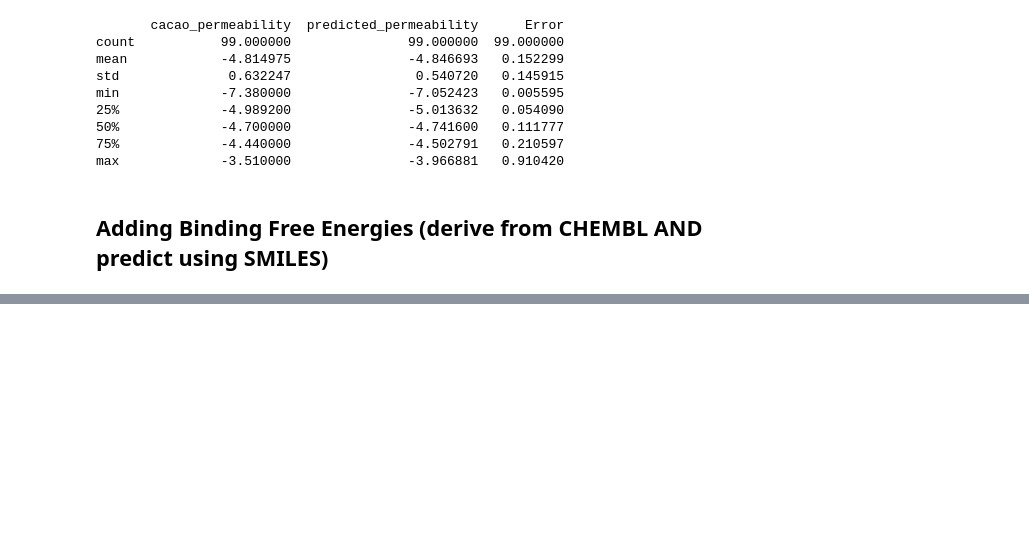
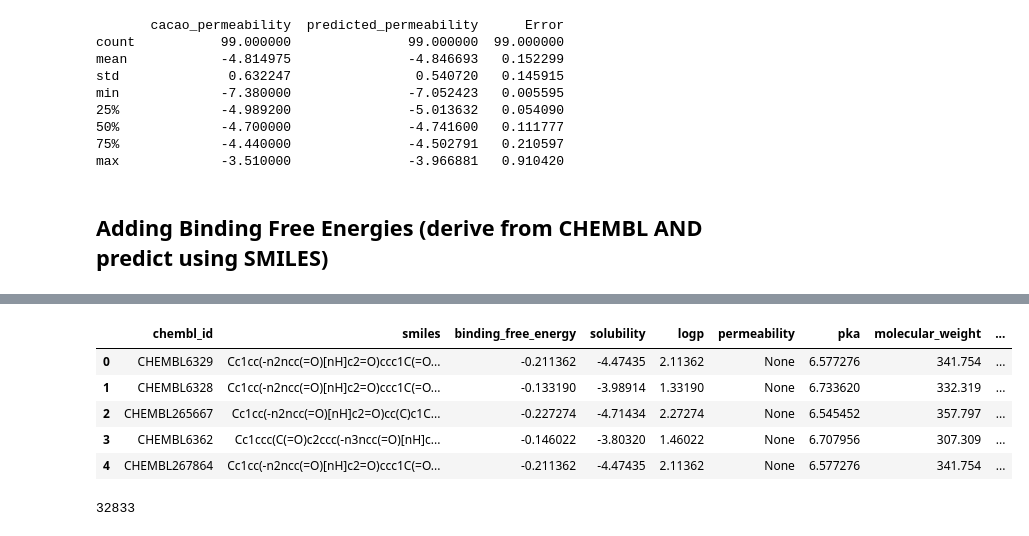
Before and after one commit to Azulene-Labs/SanjitAzuleneLabs, a Jupyter notebook: drug_dataset/enrich_properties/enrich_properties_test.ipynb, the cells around one changed output, grey strips where cells are left out. Drawn from its saved outputs; the diff is of its cells as text; code cells hidden in the pictures; blank space fills up the shorter version.

Commit message:
Added a binding free energy prediction model trained on the BindingDB dataset (public dataset)

```diff
--- a/drug_dataset/enrich_properties/enrich_properties_test.ipynb
+++ b/drug_dataset/enrich_properties/enrich_properties_test.ipynb
@@ -370,0 +325,18 @@ Name: count, dtype: int64
+# %%
+## Try TDC
+
+# Correct import for multi-instance prediction:
+from tdc.multi_pred import DTI
+
+# Then, access the specific BindingDB dataset by name
+data = DTI(name='BindingDB_Kd')  # For datasets with Kd units
+binding_db = data.get_data()
+print(binding_db.head())
+
+
+R = 1.987e-3  # kcal/mol·K
+T = 298
+binding_db['binding_db_bfe'] = R * T * np.log(binding_db['Y'] * 1e-9)  # Kd (nM → M)
+binding_db.rename(columns={"Drug": "smiles"}, inplace=True)
+
+binding_db.head()
@@ -370,0 +366,15 @@ Name: count, dtype: int64
+# %%
+## Merge binding_db to enriched_df on smiles / Drug columns
+enriched_data = enriched_df.merge(binding_db[['smiles', 'binding_db_bfe']], left_on='smiles', right_on='smiles', how='left', suffixes=('', '_tdc'))
+enriched_data.head()
+# %% [output]
+|  | chembl_id | smiles | binding_free_energy | solubility | logp | permeability | pka | molecular_weight | ... |
+| 0 | CHEMBL6329 | Cc1cc(-n2ncc(=O)[nH]c2=O)ccc1C(=O... | -0.211362 | -4.47435 | 2.11362 | None | 6.577276 | 341.754 | ... |
+| 1 | CHEMBL6328 | Cc1cc(-n2ncc(=O)[nH]c2=O)ccc1C(=O... | -0.133190 | -3.98914 | 1.33190 | None | 6.733620 | 332.319 | ... |
+| 2 | CHEMBL265667 | Cc1cc(-n2ncc(=O)[nH]c2=O)cc(C)c1C... | -0.227274 | -4.71434 | 2.27274 | None | 6.545452 | 357.797 | ... |
+| 3 | CHEMBL6362 | Cc1ccc(C(=O)c2ccc(-n3ncc(=O)[nH]c... | -0.146022 | -3.80320 | 1.46022 | None | 6.707956 | 307.309 | ... |
+| 4 | CHEMBL267864 | Cc1cc(-n2ncc(=O)[nH]c2=O)ccc1C(=O... | -0.211362 | -4.47435 | 2.11362 | None | 6.577276 | 341.754 | ... |
+# %%
+len(enriched_data)
+# %% [output]
+32833
```
Also changed, not shown: parts of 11 cells of this notebook, 5 other files.
